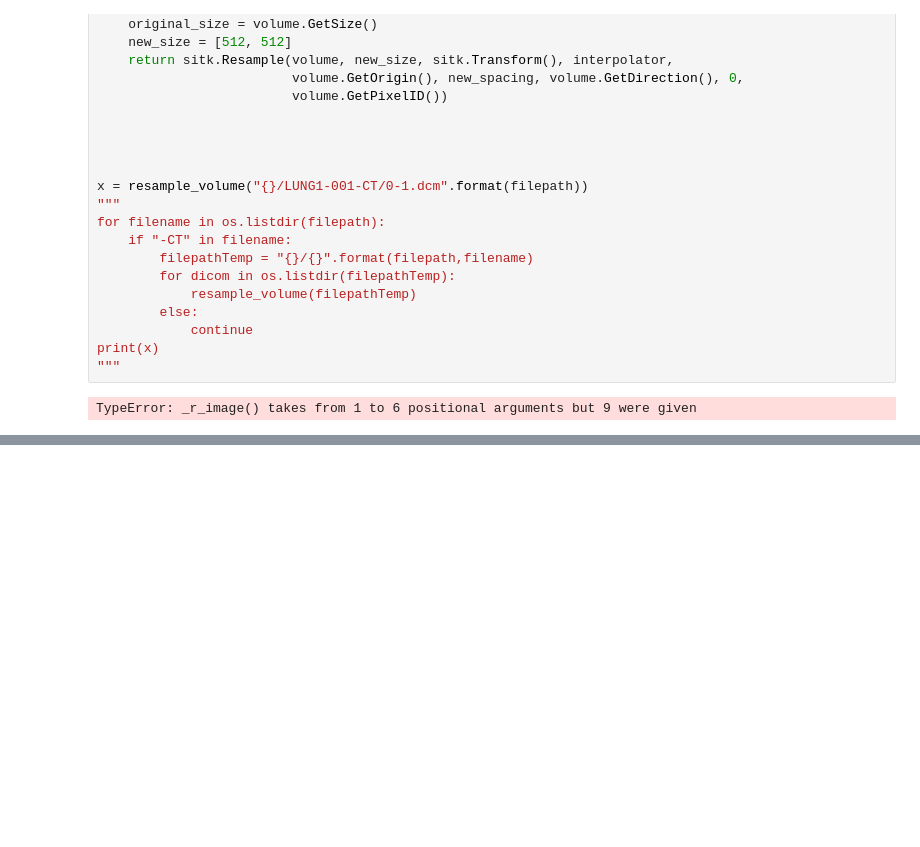
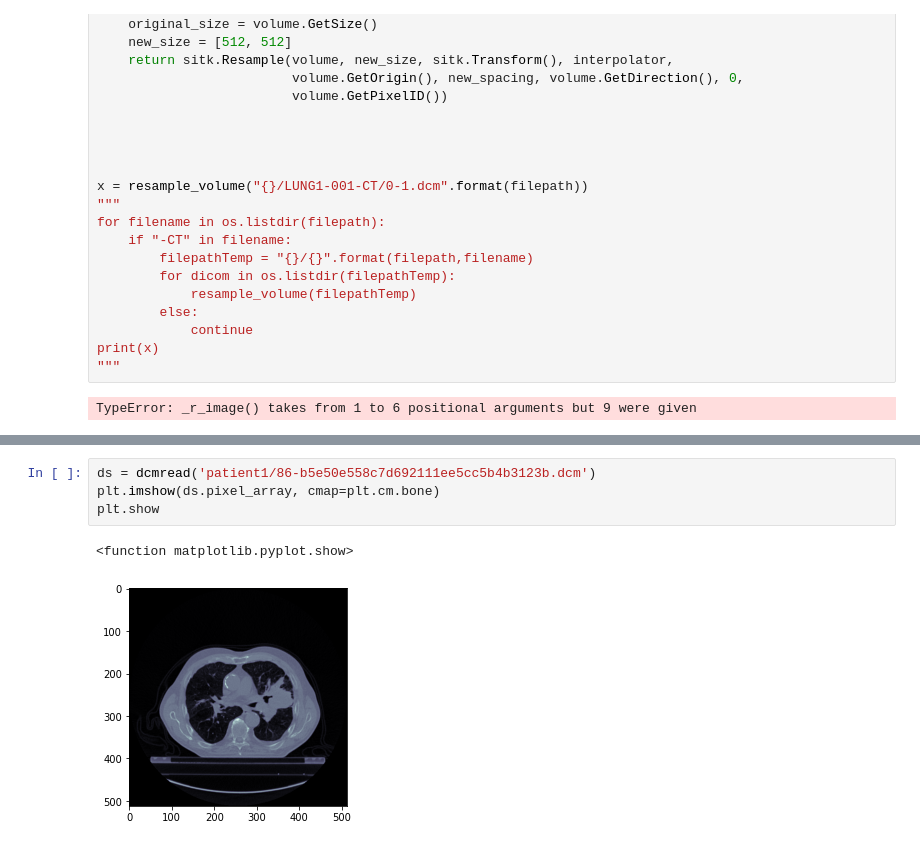
Before and after one commit to PHastings37/Mphys-proj, a Jupyter notebook: loading and masking images.ipynb, the cells around one changed output, grey strips where cells are left out. Saved outputs shown, nothing was run; the diff lists cells and outputs as text; blank space fills up the shorter version.

```diff
--- a/loading and masking images.ipynb
+++ b/loading and masking images.ipynb
@@ -127,0 +145,7 @@ TypeError: _r_image() takes from 1 to 6 positional arguments but 9 were given
+# %%
+ds = dcmread('patient1/86-b5e50e558c7d692111ee5cc5b4b3123b.dcm')
+plt.imshow(ds.pixel_array, cmap=plt.cm.bone)
+plt.show
+# %% [output]
+<function matplotlib.pyplot.show>
+[figure, added]
```
Also changed, not shown: parts of 1 cell of this notebook.
